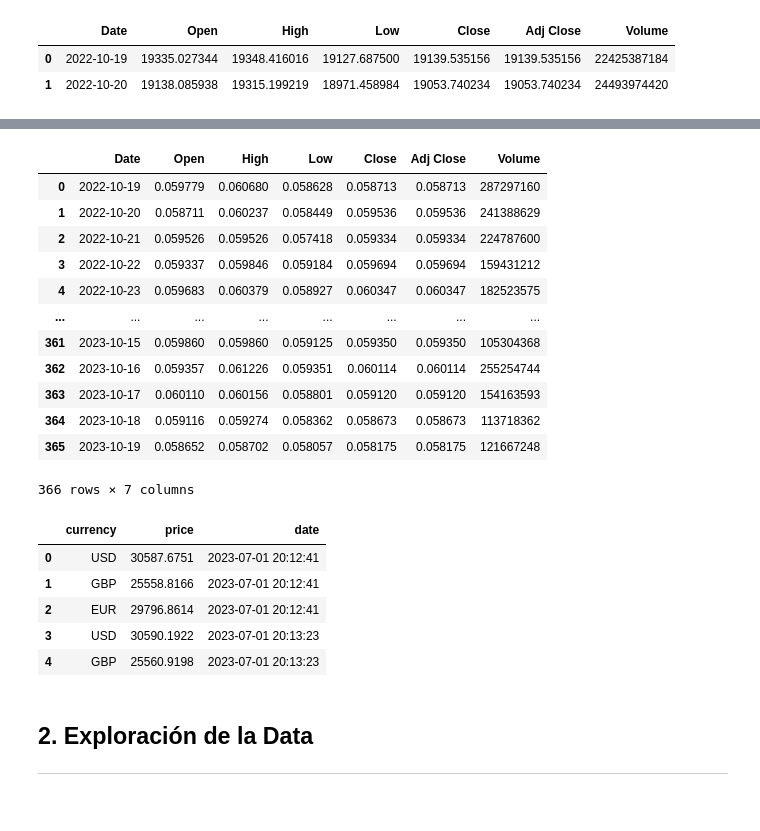
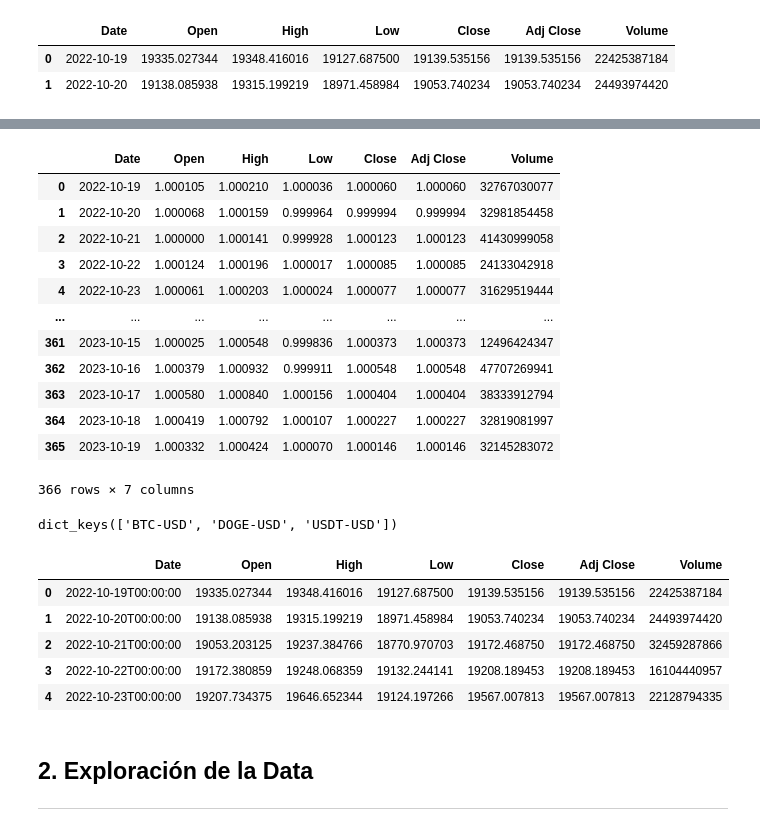
Before and after one commit to Anamar38/ProgramacionPython, a Jupyter notebook: Modulo5/1. IntroduccionPandas.ipynb, the cells around one changed output, grey strips where cells are left out. Cells and saved outputs as stored; diff of their text form; code cells hidden in the pictures.

```diff
--- a/Modulo5/1. IntroduccionPandas.ipynb
+++ b/Modulo5/1. IntroduccionPandas.ipynb
@@ -162,20 +138,27 @@ Successfully installed et-xmlfile-1.1.0 openpyxl-3.1.2
 # %%
 path_ = "./src/cripto_currency.xlsx"
-df_excel = pd.read_excel(path_, sheet_name='DOGE-USD')
+# excel(<ruta_archivo>, sheet_name='nombre_hoja_excel')
+df_excel = pd.read_excel(path_, sheet_name='USDT-USD')
 df_excel
 # %% [output]
 |  | Date | Open | High | Low | Close | Adj Close | Volume |
-| 0 | 2022-10-19 | 0.059779 | 0.060680 | 0.058628 | 0.058713 | 0.058713 | 287297160 |
-| 1 | 2022-10-20 | 0.058711 | 0.060237 | 0.058449 | 0.059536 | 0.059536 | 241388629 |
-| 2 | 2022-10-21 | 0.059526 | 0.059526 | 0.057418 | 0.059334 | 0.059334 | 224787600 |
-| 3 | 2022-10-22 | 0.059337 | 0.059846 | 0.059184 | 0.059694 | 0.059694 | 159431212 |
-| 4 | 2022-10-23 | 0.059683 | 0.060379 | 0.058927 | 0.060347 | 0.060347 | 182523575 |
+| 0 | 2022-10-19 | 1.000105 | 1.000210 | 1.000036 | 1.000060 | 1.000060 | 32767030077 |
+| 1 | 2022-10-20 | 1.000068 | 1.000159 | 0.999964 | 0.999994 | 0.999994 | 32981854458 |
+| 2 | 2022-10-21 | 1.000000 | 1.000141 | 0.999928 | 1.000123 | 1.000123 | 41430999058 |
+| 3 | 2022-10-22 | 1.000124 | 1.000196 | 1.000017 | 1.000085 | 1.000085 | 24133042918 |
+| 4 | 2022-10-23 | 1.000061 | 1.000203 | 1.000024 | 1.000077 | 1.000077 | 31629519444 |
 | ... | ... | ... | ... | ... | ... | ... | ... |
-| 361 | 2023-10-15 | 0.059860 | 0.059860 | 0.059125 | 0.059350 | 0.059350 | 105304368 |
-| 362 | 2023-10-16 | 0.059357 | 0.061226 | 0.059351 | 0.060114 | 0.060114 | 255254744 |
-| 363 | 2023-10-17 | 0.060110 | 0.060156 | 0.058801 | 0.059120 | 0.059120 | 154163593 |
-| 364 | 2023-10-18 | 0.059116 | 0.059274 | 0.058362 | 0.058673 | 0.058673 | 113718362 |
-| 365 | 2023-10-19 | 0.058652 | 0.058702 | 0.058057 | 0.058175 | 0.058175 | 121667248 |
+| 361 | 2023-10-15 | 1.000025 | 1.000548 | 0.999836 | 1.000373 | 1.000373 | 12496424347 |
+| 362 | 2023-10-16 | 1.000379 | 1.000932 | 0.999911 | 1.000548 | 1.000548 | 47707269941 |
+| 363 | 2023-10-17 | 1.000580 | 1.000840 | 1.000156 | 1.000404 | 1.000404 | 38333912794 |
+| 364 | 2023-10-18 | 1.000419 | 1.000792 | 1.000107 | 1.000227 | 1.000227 | 32819081997 |
+| 365 | 2023-10-19 | 1.000332 | 1.000424 | 1.000070 | 1.000146 | 1.000146 | 32145283072 |
 366 rows × 7 columns
 # %%
-# Ejercicio: como podríamos leer todas las hodas de excel?
+# Ejercicio: como podríamos leer todas las hojas de excel?
+path_ = "./src/cripto_currency.xlsx"
+df = pd.read_excel(path_, sheet_name=None)
+
+df.keys()
+# %% [output]
+dict_keys(['BTC-USD', 'DOGE-USD', 'USDT-USD'])
@@ -184,7 +180,7 @@ df_excel
 import sqlite3
 import pandas as pd
 
-path_bd = "./src/input/bitcoin_prices.db"
+path_bd = "./bitcoin_prices.db"
 
 with sqlite3.connect(path_bd) as conn:
     query = 'SELECT * FROM bitcoin'
@@ -193,12 +189,12 @@ with sqlite3.connect(path_bd) as conn:
     pass
 df_bitcoin.head()
 # %% [output]
-|  | currency | price | date |
-| 0 | USD | 30587.6751 | 2023-07-01 20:12:41 |
-| 1 | GBP | 25558.8166 | 2023-07-01 20:12:41 |
-| 2 | EUR | 29796.8614 | 2023-07-01 20:12:41 |
-| 3 | USD | 30590.1922 | 2023-07-01 20:13:23 |
-| 4 | GBP | 25560.9198 | 2023-07-01 20:13:23 |
+|  | Date | Open | High | Low | Close | Adj Close | Volume |
+| 0 | 2022-10-19T00:00:00 | 19335.027344 | 19348.416016 | 19127.687500 | 19139.535156 | 19139.535156 | 22425387184 |
+| 1 | 2022-10-20T00:00:00 | 19138.085938 | 19315.199219 | 18971.458984 | 19053.740234 | 19053.740234 | 24493974420 |
+| 2 | 2022-10-21T00:00:00 | 19053.203125 | 19237.384766 | 18770.970703 | 19172.468750 | 19172.468750 | 32459287866 |
+| 3 | 2022-10-22T00:00:00 | 19172.380859 | 19248.068359 | 19132.244141 | 19208.189453 | 19208.189453 | 16104440957 |
+| 4 | 2022-10-23T00:00:00 | 19207.734375 | 19646.652344 | 19124.197266 | 19567.007813 | 19567.007813 | 22128794335 |
 # %% [markdown]
 ## 2. Exploración de la Data
 -----------------------------
```
Also changed, not shown: parts of 7 cells of this notebook, 12 other files.
